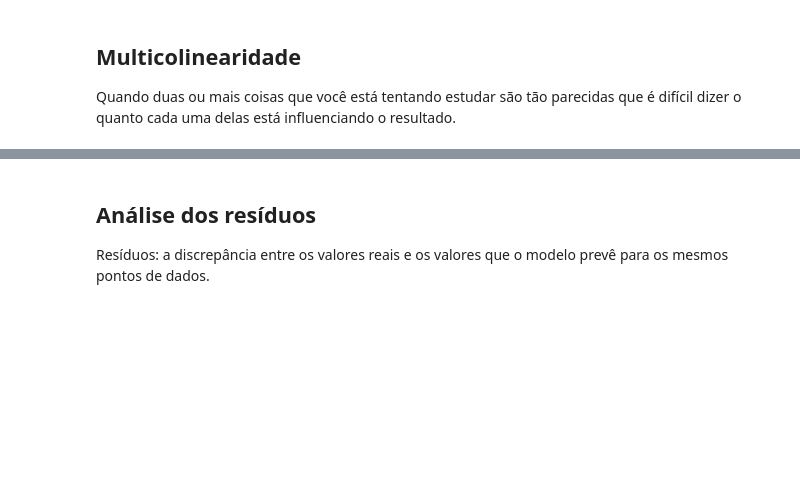
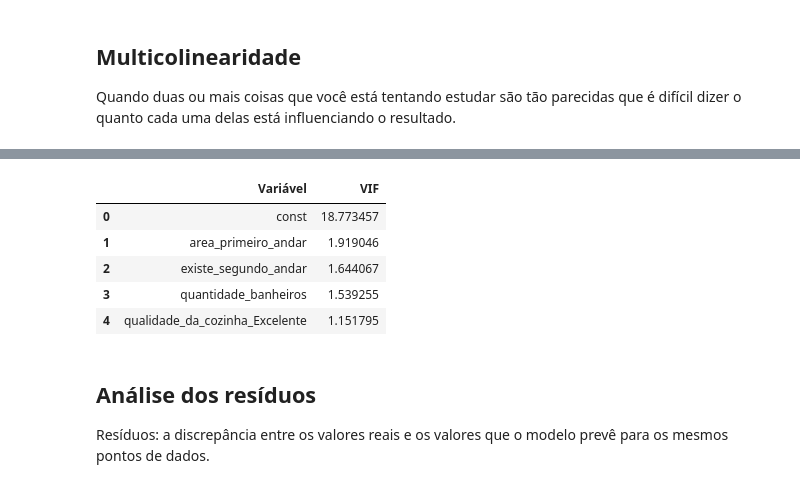
Before and after one commit to TheGabrielVieira/data-science-relacoes-regrecao-linear, a Jupyter notebook: Preços_de_Imóveis_Utilizando_Regressão_Linear.ipynb, the cells around one changed output, grey strips where cells are left out. Drawn from its saved outputs; the diff is of its cells as text; code cells hidden in the pictures; blank space fills up the shorter version.

```diff
--- a/Preços_de_Imóveis_Utilizando_Regressão_Linear.ipynb
+++ b/Preços_de_Imóveis_Utilizando_Regressão_Linear.ipynb
@@ -600,3 +629,18 @@ explicativas_3 = ['const','area_primeiro_andar', 'existe_segundo_andar',
+# %%
+# VIF 3
+
+vif_3 = pd.DataFrame()
+vif_3['Variável'] = explicativas_3
+vif_3['VIF'] = [variance_inflation_factor(X_train[explicativas_3].values, i) for i in range(len(explicativas_3))]
+# %%
+vif_3
+# %% [output]
+|  | Variável | VIF |
+| 0 | const | 18.773457 |
+| 1 | area_primeiro_andar | 1.919046 |
+| 2 | existe_segundo_andar | 1.644067 |
+| 3 | quantidade_banheiros | 1.539255 |
+| 4 | qualidade_da_cozinha_Excelente | 1.151795 |
 # %% [markdown]
 ## Análise dos resíduos
 
```
Also changed, not shown: parts of 11 cells of this notebook, 2 other files.
